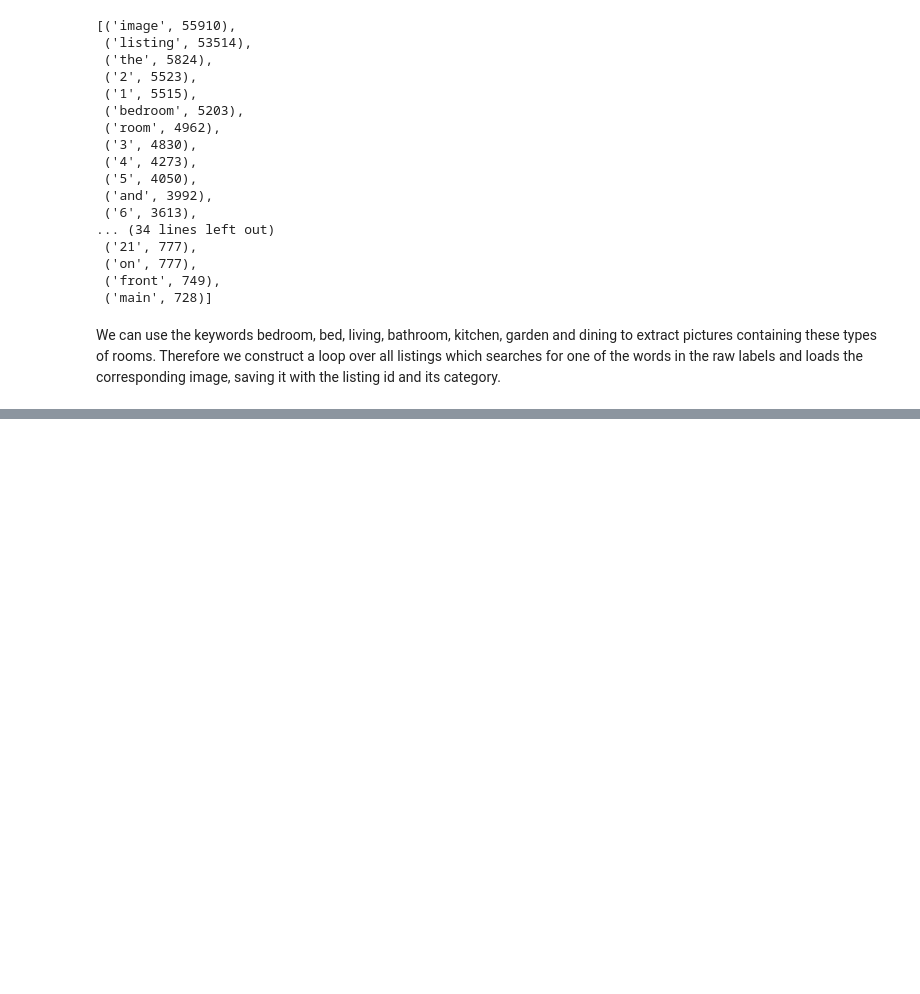
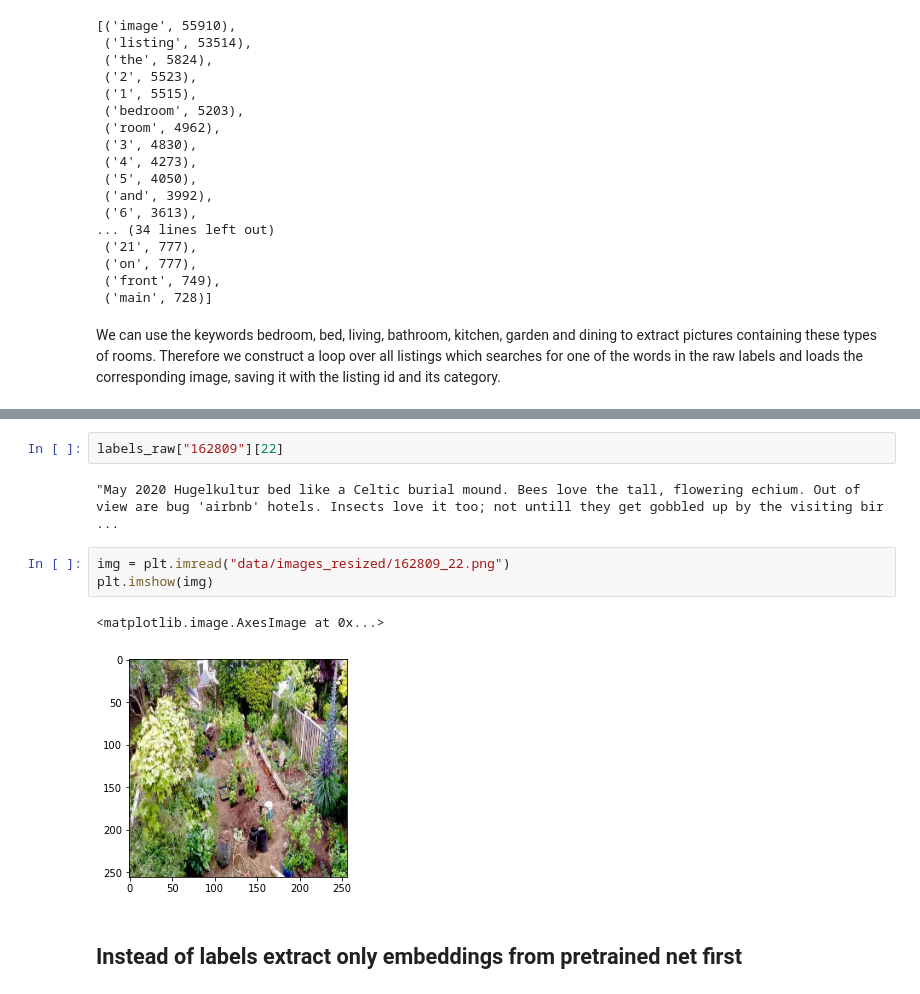
Before and after one commit to dmnk1308/DubAir, a Jupyter notebook: image_processing.ipynb, the cells around one changed output, grey strips where cells are left out. Drawn from its saved outputs; the diff is of its cells as text; blank space fills up the shorter version.

Commit message:
Update without data

```diff
--- a/image_processing.ipynb
+++ b/image_processing.ipynb
@@ -295,0 +209,12 @@ NameError: name 'img_array' is not defined
+# %%
+labels_raw["162809"][22]
+# %% [output]
+"May 2020 Hugelkultur bed like a Celtic burial mound. Bees love the tall, flowering echium. Out of view are bug 'airbnb' hotels. Insects love it too; not untill they get gobbled up by the visiting bir ...
+# %%
+img = plt.imread("data/images_resized/162809_22.png")
+plt.imshow(img)
+# %% [output]
+<matplotlib.image.AxesImage at 0x...>
+[figure, added]
+# %% [markdown]
+## Instead of labels extract only embeddings from pretrained net first
```
Also changed, not shown: parts of 39 cells of this notebook, 13 other files.
